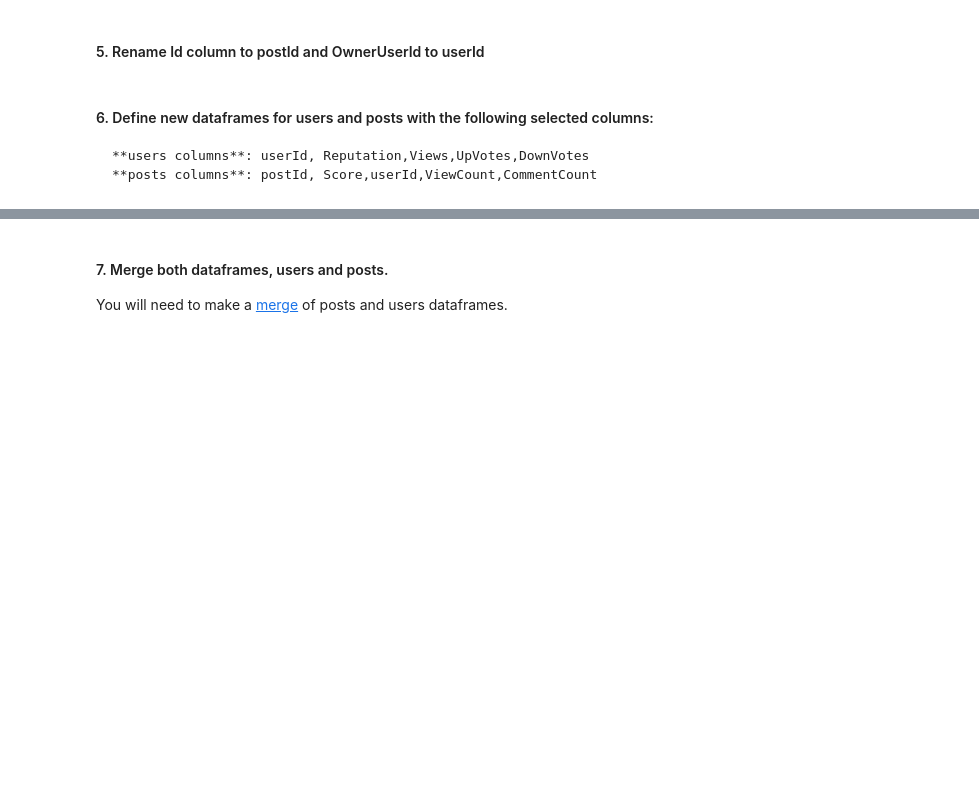
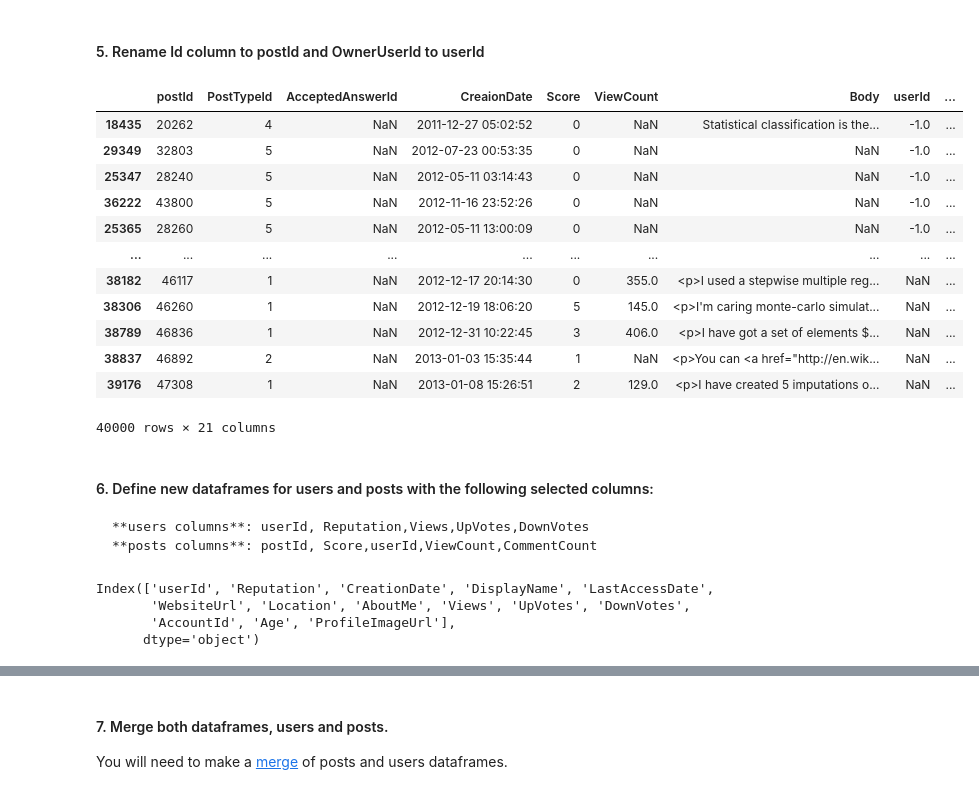
Before and after one commit to ta-data-lis/lab-data-cleaning, a Jupyter notebook: your-code/main.ipynb, the cells around one changed output, grey strips where cells are left out. Saved outputs shown, nothing was run; the diff lists cells and outputs as text; code cells hidden in the pictures; blank space fills up the shorter version.

```diff
--- a/your-code/main.ipynb
+++ b/your-code/main.ipynb
@@ -7,8 +37,35 @@
 # %% [markdown]
 #### 4. Import posts table:
+# %%
+post_table = pd.read_csv("./posts_table.csv")
 # %% [markdown]
 #### 5. Rename Id column to postId and OwnerUserId to userId
+# %%
+post_table=post_table.rename(columns={'Id':'postId', 'OwnerUserId' : 'userId'
+                            })
+post_table.sort_values("userId")
+# %% [output]
+|  | postId | PostTypeId | AcceptedAnswerId | CreaionDate | Score | ViewCount | Body | userId | ... |
+| 18435 | 20262 | 4 | NaN | 2011-12-27 05:02:52 | 0 | NaN | Statistical classification is the... | -1.0 | ... |
+| 29349 | 32803 | 5 | NaN | 2012-07-23 00:53:35 | 0 | NaN | NaN | -1.0 | ... |
+| 25347 | 28240 | 5 | NaN | 2012-05-11 03:14:43 | 0 | NaN | NaN | -1.0 | ... |
+| 36222 | 43800 | 5 | NaN | 2012-11-16 23:52:26 | 0 | NaN | NaN | -1.0 | ... |
+| 25365 | 28260 | 5 | NaN | 2012-05-11 13:00:09 | 0 | NaN | NaN | -1.0 | ... |
+| ... | ... | ... | ... | ... | ... | ... | ... | ... | ... |
+| 38182 | 46117 | 1 | NaN | 2012-12-17 20:14:30 | 0 | 355.0 | <p>I used a stepwise multiple reg... | NaN | ... |
+| 38306 | 46260 | 1 | NaN | 2012-12-19 18:06:20 | 5 | 145.0 | <p>I'm caring monte-carlo simulat... | NaN | ... |
+| 38789 | 46836 | 1 | NaN | 2012-12-31 10:22:45 | 3 | 406.0 | <p>I have got a set of elements $... | NaN | ... |
+| 38837 | 46892 | 2 | NaN | 2013-01-03 15:35:44 | 1 | NaN | <p>You can <a href="http://en.wik... | NaN | ... |
+| 39176 | 47308 | 1 | NaN | 2013-01-08 15:26:51 | 2 | 129.0 | <p>I have created 5 imputations o... | NaN | ... |
+40000 rows × 21 columns
 # %% [markdown]
 #### 6. Define new dataframes for users and posts with the following selected columns:
     **users columns**: userId, Reputation,Views,UpVotes,DownVotes
     **posts columns**: postId, Score,userId,ViewCount,CommentCount
+# %%
+users_tables.columns
+# %% [output]
+Index(['userId', 'Reputation', 'CreationDate', 'DisplayName', 'LastAccessDate',
+       'WebsiteUrl', 'Location', 'AboutMe', 'Views', 'UpVotes', 'DownVotes',
+       'AccountId', 'Age', 'ProfileImageUrl'],
+      dtype='object')
```
Also changed, not shown: parts of 10 cells of this notebook, 1 other file.
